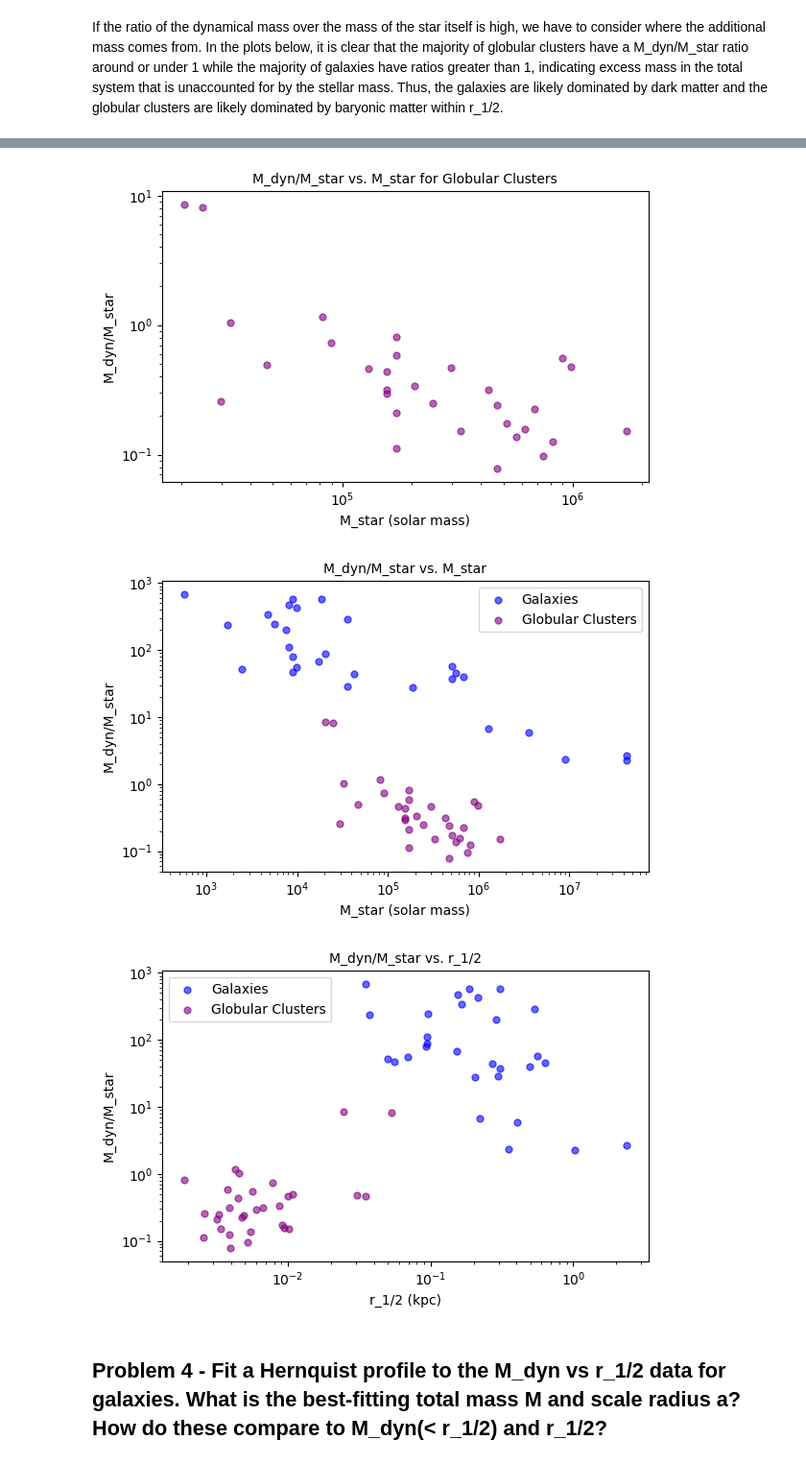
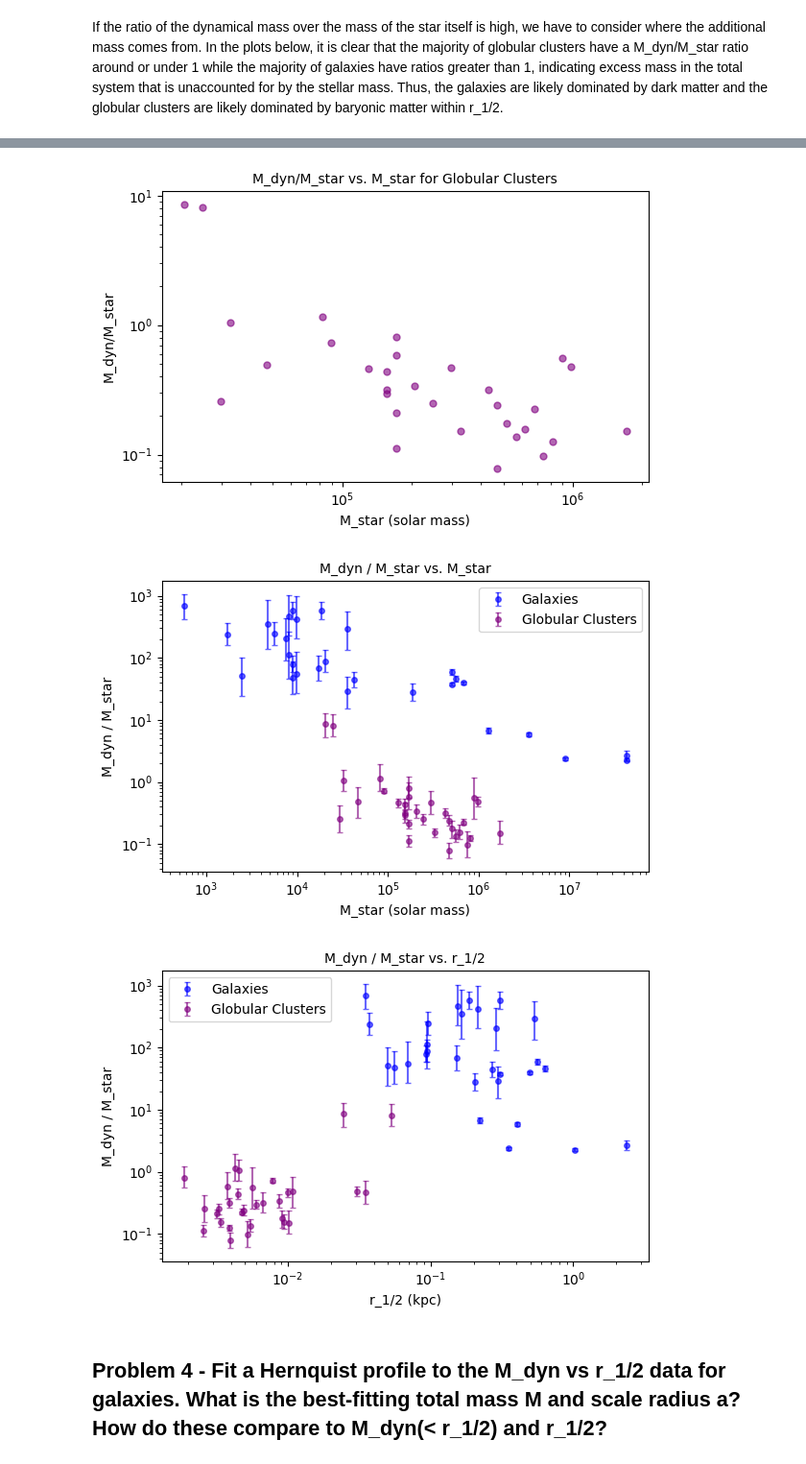
Before and after one commit to amalbumbia/Astrophysical-Dynamics, a Jupyter notebook: hwk2.ipynb, the cells around one changed output, grey strips where cells are left out. Shown at 96% size. Drawn from its saved outputs; the diff is of its cells as text; code cells hidden in the pictures.

```diff
--- a/hwk2.ipynb
+++ b/hwk2.ipynb
@@ -306,7 +301,12 @@ for i, j in type_galactic_object.items():
         Mstar_gc.append(calculate_mstar(mv))
 
 ratio_g  = [m_g/m_s for m_g, m_s in zip(M_g,  Mstar_g)]
-ratio_gc = [m_g/m_s for m_g, m_s in zip(M_gc, Mstar_gc)]
+ratio_gc = [m_gc/m_s for m_gc, m_s in zip(M_gc, Mstar_gc)]
+
+errlow_ratio_g = [m_g_low_err/m_s for m_g_low_err, m_s in zip(errMlow_g,  Mstar_g)]
+errup_ratio_g = [m_g_up_err/m_s for m_g_up_err, m_s in zip(errMhigh_g,  Mstar_g)]
+errlow_ratio_gc = [m_gc_low_err/m_s for m_gc_low_err, m_s in zip(errMlow_gc, Mstar_gc)]
+errup_ratio_gc = [m_gc_up_err/m_s for m_gc_up_err, m_s in zip(errMhigh_gc, Mstar_gc)]
 
 
 plt.figure(figsize=(6,4))
@@ -353,43 +353,55 @@ plt.ylabel('M_dyn/M_star', fontsize = 10)
 plt.title('M_dyn/M_star vs. M_star for Globular Clusters', fontsize = 10)
 plt.grid(False)
 plt.tight_layout()
 plt.show()
 
 # I also want to make some plots where the galaxies and globular clusters are combined
 
 plt.figure(figsize=(6,4))
-plt.scatter(Mstar_g, ratio_g, s=25, marker="o", alpha=0.6, c = "blue", label="Galaxies")
-plt.scatter(Mstar_gc, ratio_gc, s=25, marker="o", alpha=0.6, c = "purple", label="Globular Clusters")
+#plt.scatter(Mstar_g, ratio_g, s=25, marker="o", alpha=0.6, c = "blue", label="Galaxies")
+#plt.scatter(Mstar_gc, ratio_gc, s=25, marker="o", alpha=0.6, c = "purple", label="Globular Clusters")
+plt.errorbar(Mstar_g, ratio_g,
+             yerr=np.vstack([errlow_ratio_g, errup_ratio_g]),
+             fmt="o", ms=4, alpha=0.6, capsize=2, color="blue", ecolor="blue", label="Galaxies")
+plt.errorbar(Mstar_gc, ratio_gc,
+             yerr=np.vstack([errlow_ratio_gc, errup_ratio_gc]),
+             fmt="o", ms=4, alpha=0.6, capsize=2, color="purple", ecolor="purple", label="Globular Clusters")
 plt.xscale("log")
 plt.yscale("log")
 plt.xlabel('M_star (solar mass)', fontsize = 10)
-plt.ylabel('M_dyn/M_star', fontsize = 10)
-plt.title('M_dyn/M_star vs. M_star', fontsize = 10)
+plt.ylabel('M_dyn / M_star', fontsize = 10)
+plt.title('M_dyn / M_star vs. M_star', fontsize = 10)
 plt.grid(False)
 plt.legend()
 plt.tight_layout()
 plt.show()
 
 
 plt.figure(figsize=(6,4))
-plt.scatter(rhalf_g, ratio_g, s=25, marker="o", alpha=0.6, c = "blue", label="Galaxies")
-plt.scatter(rhalf_gc, ratio_gc, s=25, marker="o", alpha=0.6, c = "purple", label="Globular Clusters")
+#plt.scatter(rhalf_g, ratio_g, s=25, marker="o", alpha=0.6, c = "blue", label="Galaxies")
+#plt.scatter(rhalf_gc, ratio_gc, s=25, marker="o", alpha=0.6, c = "purple", label="Globular Clusters")
+plt.errorbar(rhalf_g, ratio_g,
+             yerr=np.vstack([errlow_ratio_g, errup_ratio_g]),
+             fmt="o", ms=4, alpha=0.6, capsize=2, color="blue", ecolor="blue", label="Galaxies")
+plt.errorbar(rhalf_gc, ratio_gc,
+             yerr=np.vstack([errlow_ratio_gc, errup_ratio_gc]),
+             fmt="o", ms=4, alpha=0.6, capsize=2, color="purple", ecolor="purple", label="Globular Clusters")
 plt.xscale("log")
 plt.yscale("log")
 plt.xlabel('r_1/2 (kpc)', fontsize = 10)
-plt.ylabel('M_dyn/M_star', fontsize = 10)
-plt.title('M_dyn/M_star vs. r_1/2', fontsize = 10)
+plt.ylabel('M_dyn / M_star', fontsize = 10)
+plt.title('M_dyn / M_star vs. r_1/2', fontsize = 10)
 plt.legend()
 plt.grid(False)
 plt.tight_layout()
 plt.show()
 # %% [output]
 [figure]
 [figure]
 [figure]
 [figure]
-[figure, old version]
+[figure, new version]
-[figure, old version]
+[figure, new version]
 # %% [markdown]
 ## Problem 4 - Fit a Hernquist profile to the M_dyn vs r_1/2 data for galaxies. What is the best-fitting total mass M and scale radius a? How do these compare to M_dyn(< r_1/2) and r_1/2?
 # %%
```
Also changed, not shown: parts of 4 cells of this notebook.
